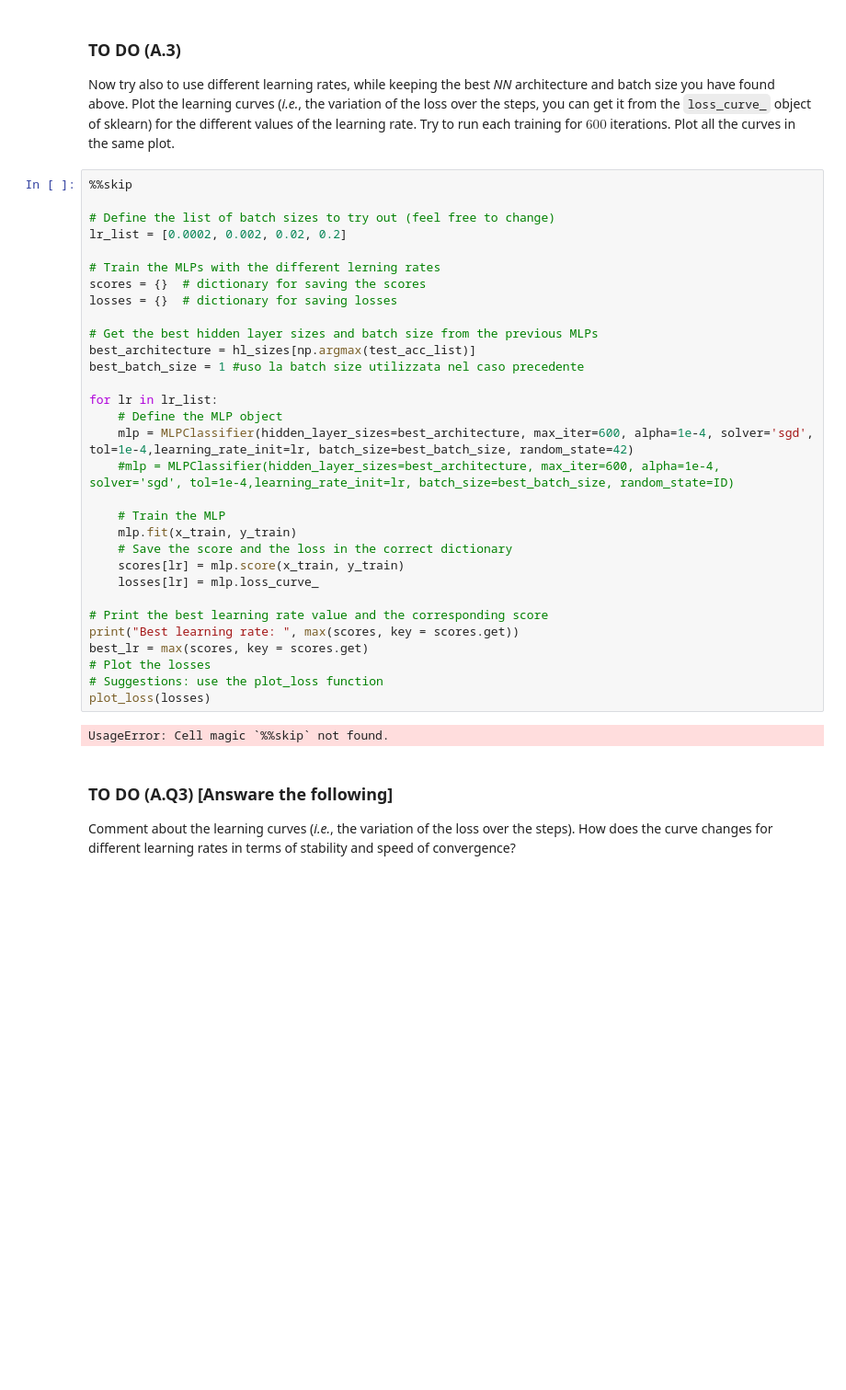
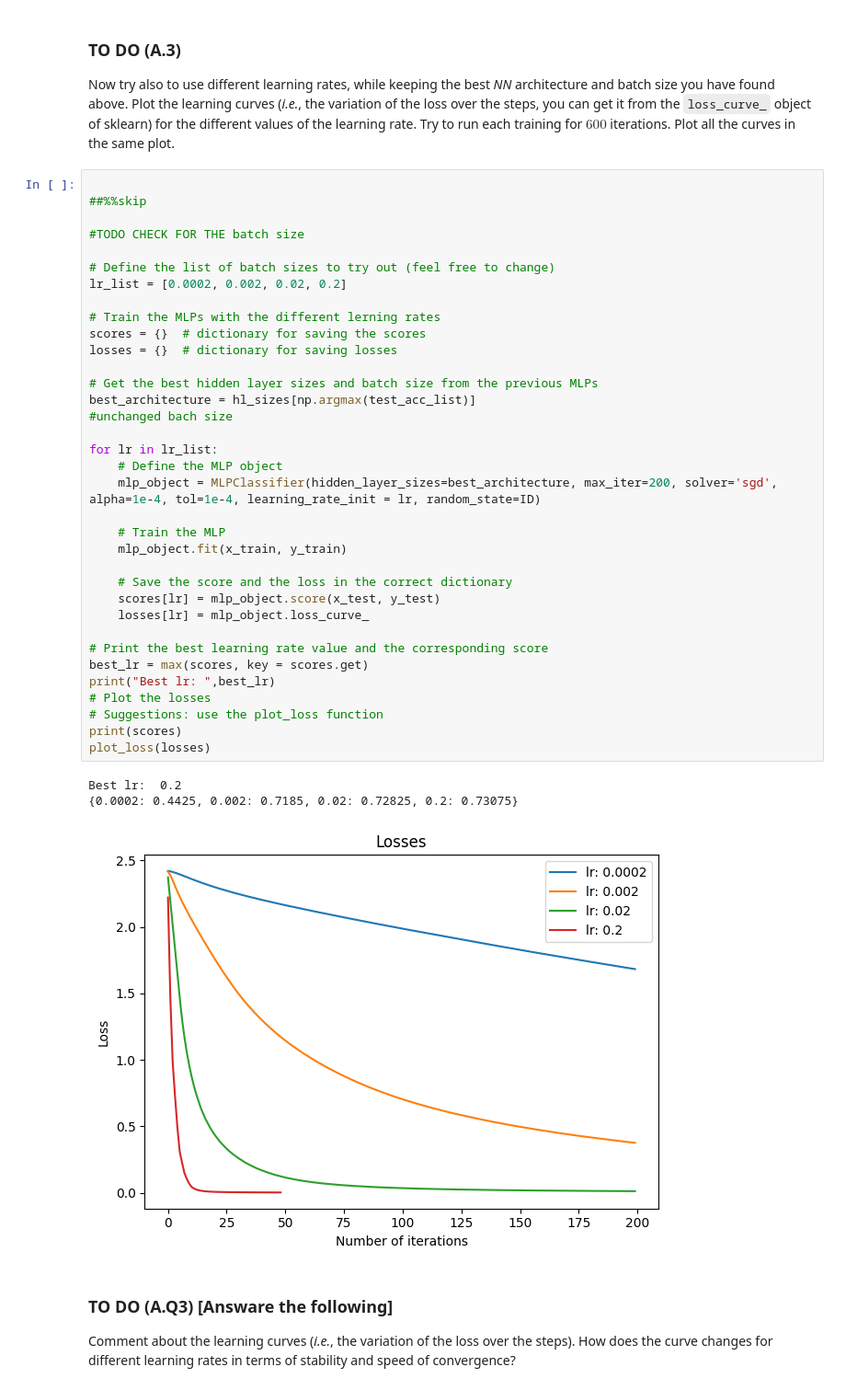
Before and after one commit to r15i/lab-machine-learning, a Jupyter notebook: lab4(consegna)/risi_emilio_lab4.ipynb, the cells around one changed output. Shown: that part at 92% size. Drawn from its saved outputs; the diff is of its cells as text; blank space fills up the shorter version.

```diff
--- a/lab4(consegna)/risi_emilio_lab4.ipynb
+++ b/lab4(consegna)/risi_emilio_lab4.ipynb
@@ -397,38 +394,44 @@ Comment about the training and test accuracies referring to the discussion on un
 
 Now try also to use different learning rates, while keeping the best *NN* architecture and batch size you have found above. Plot the learning curves (*i.e.*, the variation of the loss over the steps, you can get it from the `loss_curve_` object of sklearn) for the different values of the learning rate. Try to run each training for $600$ iterations. Plot all the curves in the same plot.
 # %%
-%%skip
+
+##%%skip
+
+#TODO CHECK FOR THE batch size
 
 # Define the list of batch sizes to try out (feel free to change)
 lr_list = [0.0002, 0.002, 0.02, 0.2]
 
 # Train the MLPs with the different lerning rates
 scores = {}  # dictionary for saving the scores
 losses = {}  # dictionary for saving losses
 
 # Get the best hidden layer sizes and batch size from the previous MLPs
 best_architecture = hl_sizes[np.argmax(test_acc_list)]
-best_batch_size = 1 #uso la batch size utilizzata nel caso precedente
+#unchanged bach size
 
 for lr in lr_list:
     # Define the MLP object
-    mlp = MLPClassifier(hidden_layer_sizes=best_architecture, max_iter=600, alpha=1e-4, solver='sgd', tol=1e-4,learning_rate_init=lr, batch_size=best_batch_size, random_state=42)
-    #mlp = MLPClassifier(hidden_layer_sizes=best_architecture, max_iter=600, alpha=1e-4, solver='sgd', tol=1e-4,learning_rate_init=lr, batch_size=best_batch_size, random_state=ID)
+    mlp_object = MLPClassifier(hidden_layer_sizes=best_architecture, max_iter=200, solver='sgd', alpha=1e-4, tol=1e-4, learning_rate_init = lr, random_state=ID)
 
     # Train the MLP
-    mlp.fit(x_train, y_train)
+    mlp_object.fit(x_train, y_train)
+
     # Save the score and the loss in the correct dictionary
-    scores[lr] = mlp.score(x_train, y_train)
-    losses[lr] = mlp.loss_curve_
+    scores[lr] = mlp_object.score(x_test, y_test)
+    losses[lr] = mlp_object.loss_curve_
 
 # Print the best learning rate value and the corresponding score
-print("Best learning rate: ", max(scores, key = scores.get))
 best_lr = max(scores, key = scores.get)
+print("Best lr: ",best_lr)
 # Plot the losses
 # Suggestions: use the plot_loss function
+print(scores)
 plot_loss(losses)
 # %% [output]
-UsageError: Cell magic `%%skip` not found.
+Best lr:  0.2
+{0.0002: 0.4425, 0.002: 0.7185, 0.02: 0.72825, 0.2: 0.73075}
+[figure, added]
 # %% [markdown]
 ### TO DO (A.Q3) [Answare the following]
 
```
Also changed, not shown: parts of 14 cells of this notebook, 1 other file.
